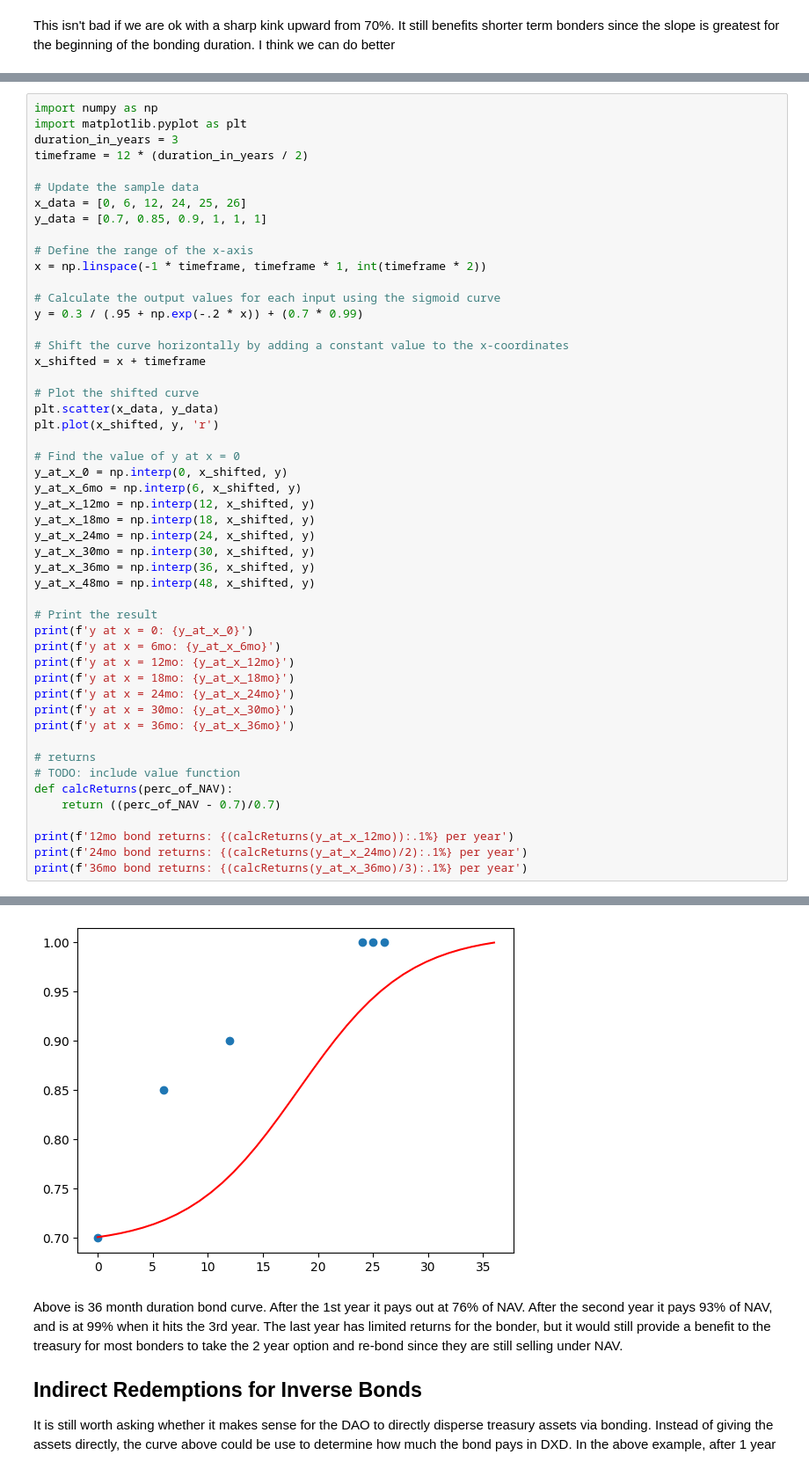
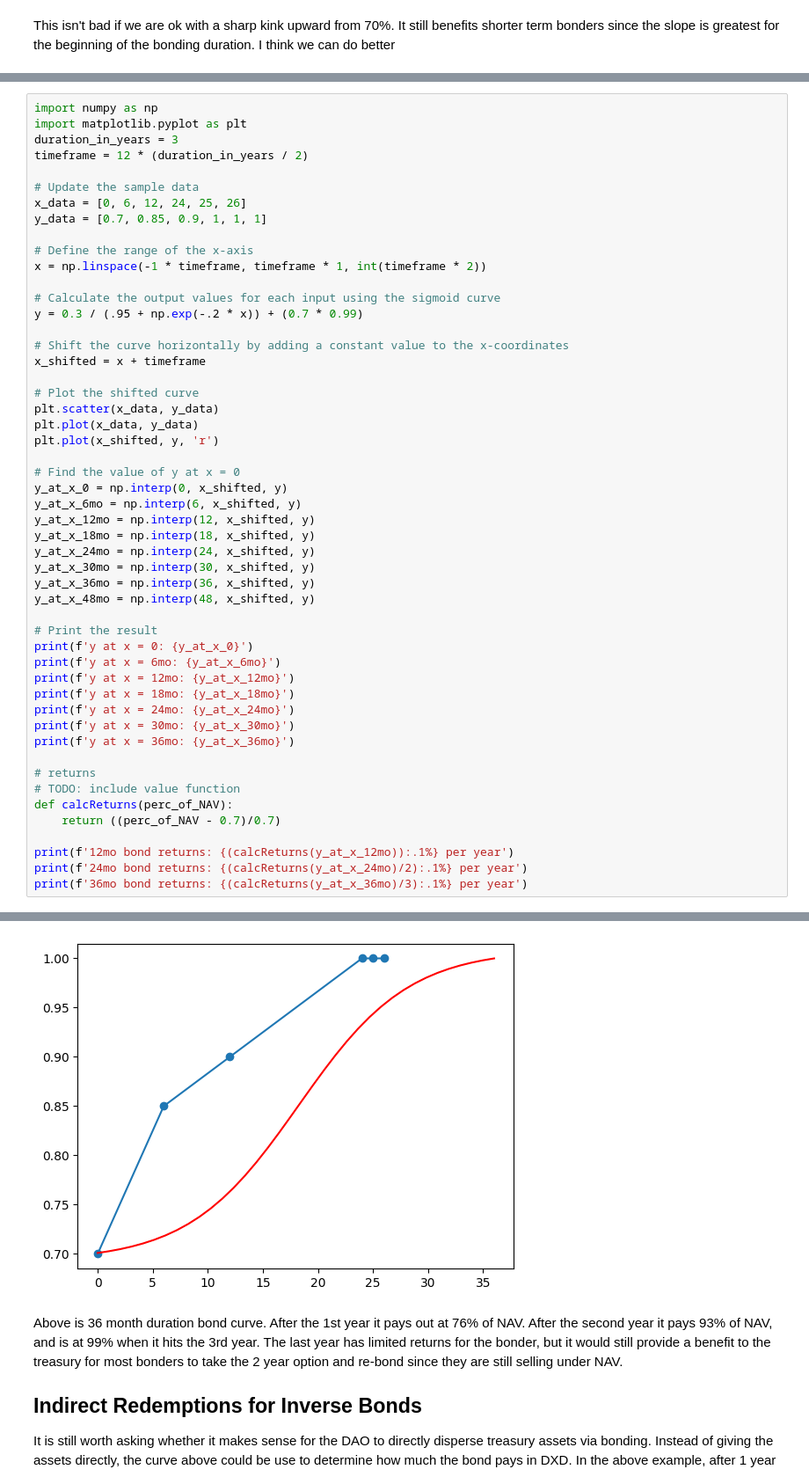
Before and after one commit to rossgalloway/CaneyFork, a Jupyter notebook: reverse bonds math.ipynb, the cells around one changed output, grey strips where cells are left out. Shown at 88% size. Drawn from its saved outputs; the diff is of its cells as text.

```diff
--- a/reverse bonds math.ipynb
+++ b/reverse bonds math.ipynb
@@ -273,6 +254,7 @@ x_shifted = x + timeframe
 
 # Plot the shifted curve
 plt.scatter(x_data, y_data)
+plt.plot(x_data, y_data)
 plt.plot(x_shifted, y, 'r')
 
 # Find the value of y at x = 0
@@ -286,34 +268,34 @@ y_at_x_36mo = np.interp(36, x_shifted, y)
 y_at_x_48mo = np.interp(48, x_shifted, y)
 
 # Print the result
 print(f'y at x = 0: {y_at_x_0}')
 print(f'y at x = 6mo: {y_at_x_6mo}')
 print(f'y at x = 12mo: {y_at_x_12mo}')
 print(f'y at x = 18mo: {y_at_x_18mo}')
 print(f'y at x = 24mo: {y_at_x_24mo}')
 print(f'y at x = 30mo: {y_at_x_30mo}')
 print(f'y at x = 36mo: {y_at_x_36mo}')
 
 # returns
 # TODO: include value function
 def calcReturns(perc_of_NAV):
     return ((perc_of_NAV - 0.7)/0.7)
 
 print(f'12mo bond returns: {(calcReturns(y_at_x_12mo)):.1%} per year')
 print(f'24mo bond returns: {(calcReturns(y_at_x_24mo)/2):.1%} per year')
 print(f'36mo bond returns: {(calcReturns(y_at_x_36mo)/3):.1%} per year')
 # %% [output]
 y at x = 0: 0.7009897232038964
 y at x = 6mo: 0.7181113177568452
 y at x = 12mo: 0.763398298390218
 y at x = 18mo: 0.8468568360728898
 y at x = 24mo: 0.9326297916814904
 y at x = 30mo: 0.9812033245605024
 y at x = 36mo: 0.9999607266349549
 12mo bond returns: 9.1% per year
 24mo bond returns: 16.6% per year
 36mo bond returns: 14.3% per year
-[figure, old version]
+[figure, new version]
 # %% [markdown]
 Above is 36 month duration bond curve. After the 1st year it pays out at 76% of NAV. After the second year it pays 93% of NAV, and is at 99% when it hits the 3rd year. The last year has limited returns for the bonder, but it would still provide a benefit to the treasury for most bonders to take the 2 year option and re-bond since they are still selling under NAV.
 
```
Also changed, not shown: parts of 9 cells of this notebook, 2 other files.
